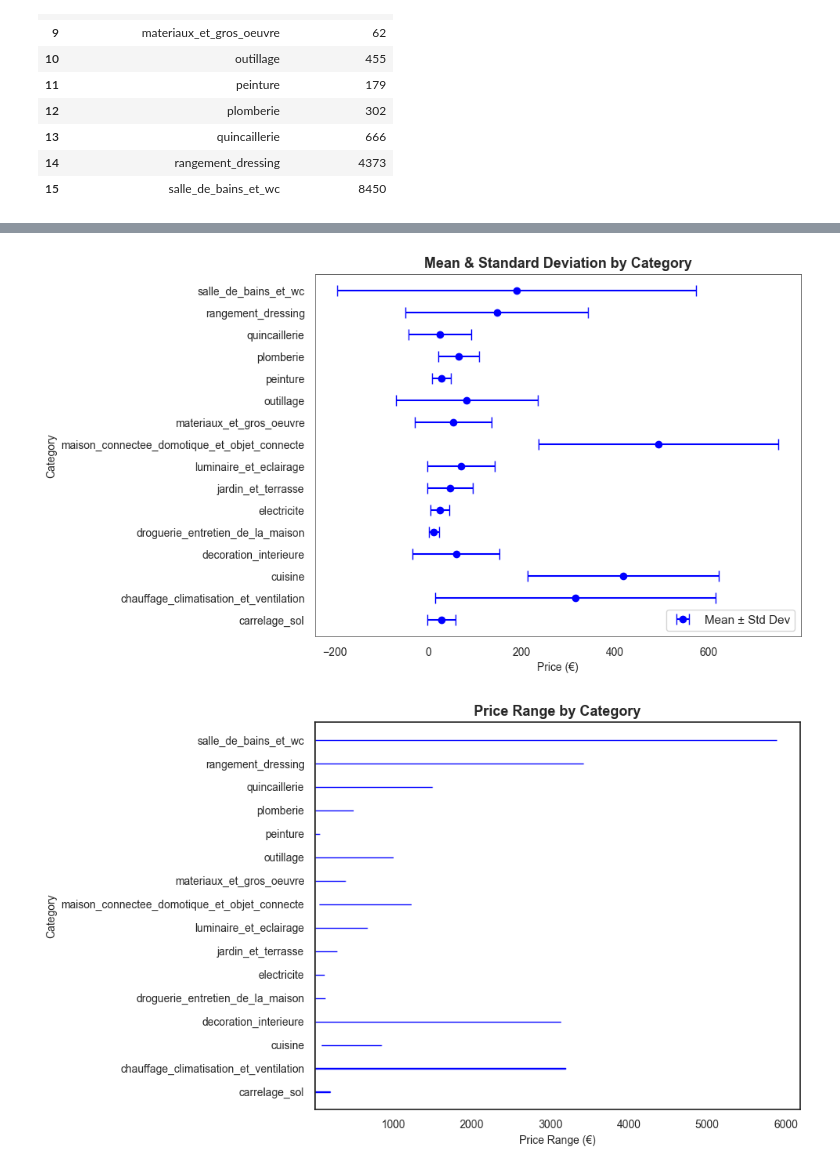
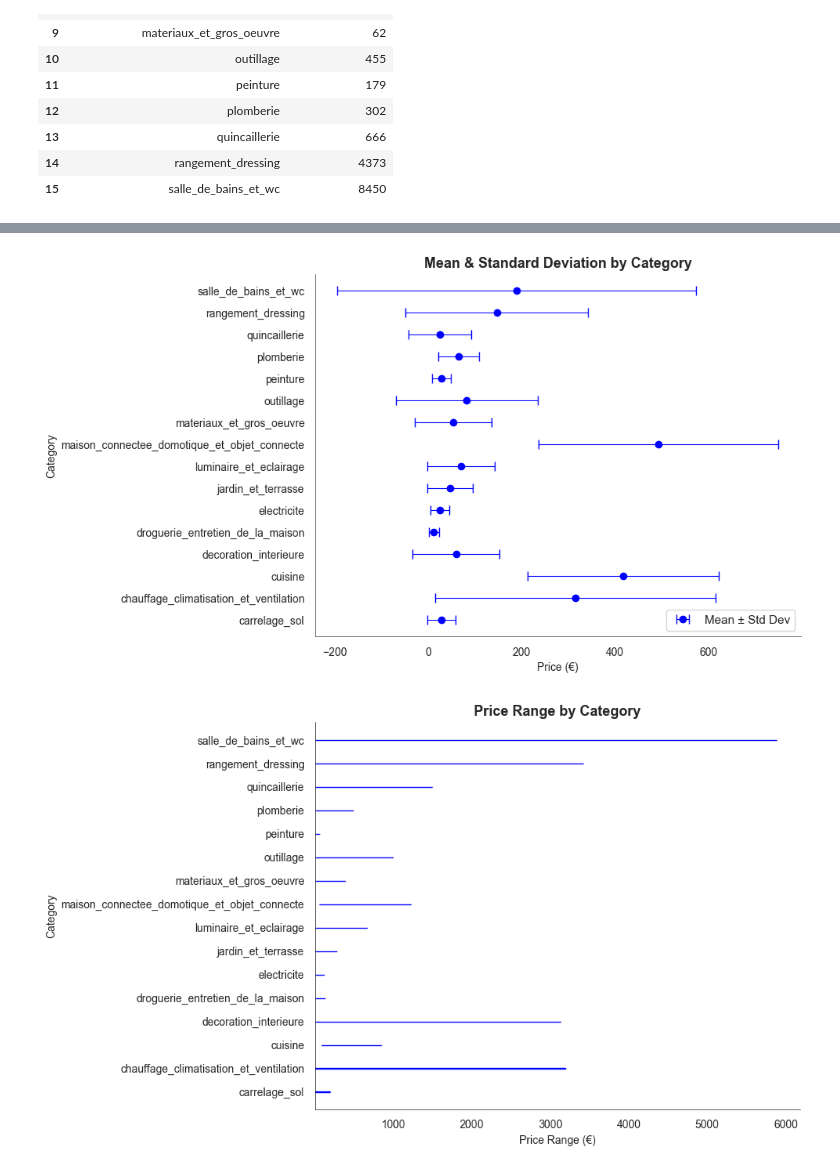
Before and after one commit to MichAdebayo/ecommerce-data-analysis, a Jupyter notebook: brief_pandas.ipynb, the cells around one changed output, grey strips where cells are left out. Saved outputs shown, nothing was run; the diff lists cells and outputs as text; code cells hidden in the pictures.

```diff
--- a/brief_pandas.ipynb
+++ b/brief_pandas.ipynb
@@ -25,7 +25,8 @@ import pandas as pd
 import numpy as np
 import matplotlib.pyplot as plt
 import seaborn as sns
-sns.set()
+import unicodedata
+import re
 # %% [markdown]
 ## Chargement des Données
 # %%
@@ -443,31 +404,32 @@ prod_df.describe()
 # %%
 # override the default matplotlib style, to avoid the grey background and grid
 sns.set_style("white")
 
 # Group by category and calculate statistics
 stats = prod_df.groupby('category')['price'].agg(['mean', 'std', 'min', 'max']).reset_index()
 
 # Plot mean with horizontal error bars for std deviation
 plt.figure(figsize=(8, 6))
 plt.errorbar(
     stats['mean'], stats['category'],
-    xerr=stats['std'], fmt='o', capsize=5, label='Mean ± Std Dev', color='blue'
+    xerr=stats['std'], fmt='o', capsize=4, label='Mean ± Std Dev', color='blue', elinewidth=0.8
 )
 
 # Adjust plot border width
 for spine in plt.gca().spines.values():  # Access all spines
     spine.set_linewidth(0.5)  # Set the border (spine) line width
 
 # Add labels, title, and adjust axes params
 plt.title('Mean & Standard Deviation by Category', fontsize = 13, weight = "bold")
 plt.ylabel('Category', fontsize = 10)
 plt.xlabel('Price (€)', fontsize = 10)
 plt.yticks(fontsize = 10)
 plt.xticks(fontsize = 10)
 plt.legend()
+sns.despine()
 plt.show()
 # %% [output]
-[figure, old version]
+[figure, new version]
 # %%
 # override the default matplotlib style, to avoid the grey background and grid
 sns.set_style("white")
@@ -481,6 +443,10 @@ x_dif = stats['max'] - stats['min']  # range of the prices as the bar width
 plt.figure(figsize=(10, 6))
 plt.barh(y, x_dif, left=x_bot, color='skyblue', edgecolor='blue', height=0.01)
 
+# Adjust plot border width
+for spine in plt.gca().spines.values():  # Access all spines
+    spine.set_linewidth(0.5)  # Set the border (spine) line width
+
 # Add labels, title, and adjust awes params
 plt.title('Price Range by Category', fontsize = 13, weight = "bold")
 plt.ylabel('Category', fontsize = 10)  # Label for the y-axis
@@ -490,9 +456,10 @@ plt.xticks(fontsize = 10)
 
 # Show the plot
 plt.tight_layout()
+sns.despine()
 plt.show()
 # %% [output]
-[figure, old version]
+[figure, new version]
 # %%
 # Get product details for the least and most expensive products by category
 min_products = prod_df.loc[prod_df.groupby('category')['price'].idxmin(), ['category', 'title', 'price']]
```
Also changed, not shown: parts of 74 cells of this notebook.
